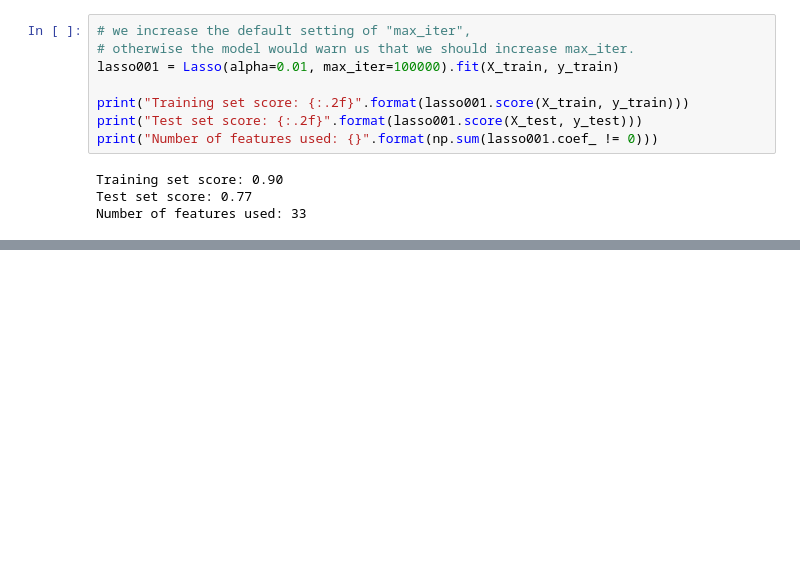
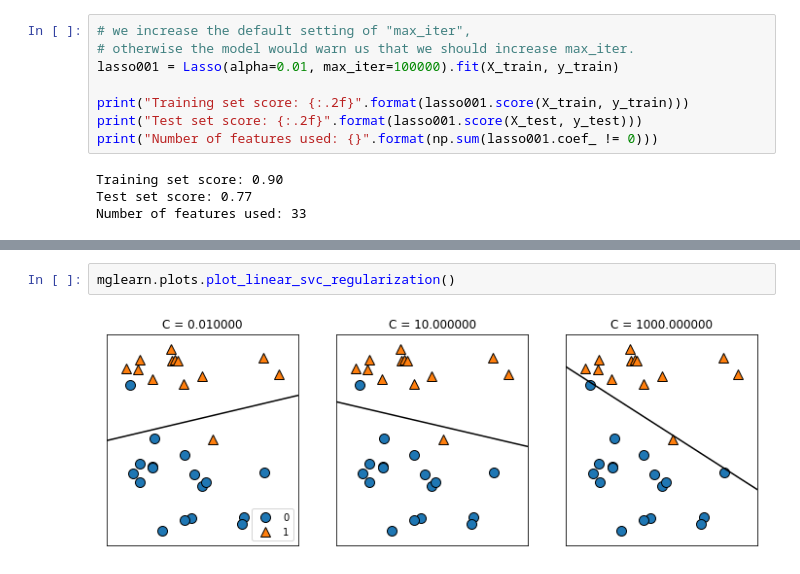
Before and after one commit to johnwoodill/Introduction-to-Machine-Learning-with-Python, a Jupyter notebook: Chapter 2 - Supervised Learning.ipynb, the cells around one changed output, grey strips where cells are left out. Cells and saved outputs as stored; diff of their text form; blank space fills up the shorter version.

```diff
--- a/Chapter 2 - Supervised Learning.ipynb
+++ b/Chapter 2 - Supervised Learning.ipynb
@@ -266,0 +324,4 @@ Number of features used: 33
+# %%
+mglearn.plots.plot_linear_svc_regularization()
+# %% [output]
+[figure, added]
```
Also changed, not shown: parts of 33 cells of this notebook.
